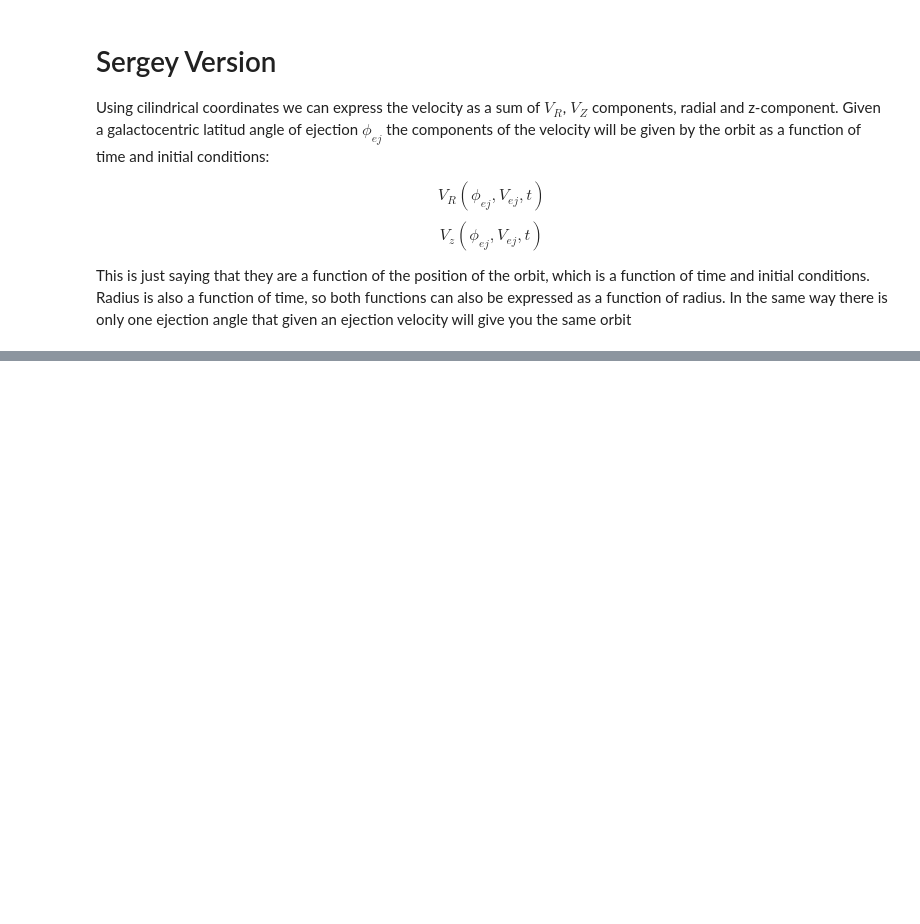
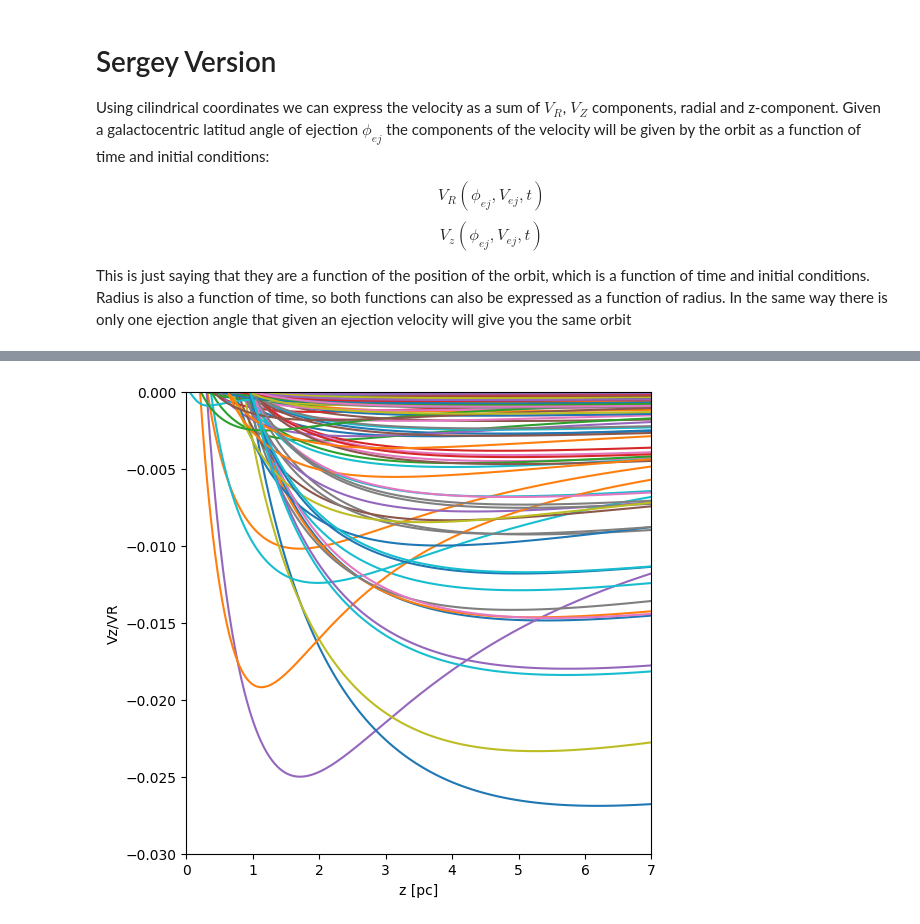
Before and after one commit to fawkez/HVS_1, a Jupyter notebook: Notebooks/Orbits/orbital_grid.ipynb, the cells around one changed output, grey strips where cells are left out. Saved outputs shown, nothing was run; the diff lists cells and outputs as text; code cells hidden in the pictures; blank space fills up the shorter version.

```diff
--- a/Notebooks/Orbits/orbital_grid.ipynb
+++ b/Notebooks/Orbits/orbital_grid.ipynb
@@ -871,0 +912,15 @@ plt.show()
+# %%
+# plot Vz/VR vs z for a range of R
+# REPLICATE SERGEY PLOT
+
+plt.figure(figsize=(6, 6))
+for i in range(0, 100):
+    plt.plot(z[i], Vz[i]/VR[i])
+plt.xlabel('z [pc]')
+plt.ylabel('Vz/VR')
+#plt.yscale('symlog')
+plt.xlim(0, 7)
+plt.ylim(-0.03,  0)
+plt.show()
+# %% [output]
+[figure, added]
```
Also changed, not shown: parts of 38 cells of this notebook, 2 other files.
